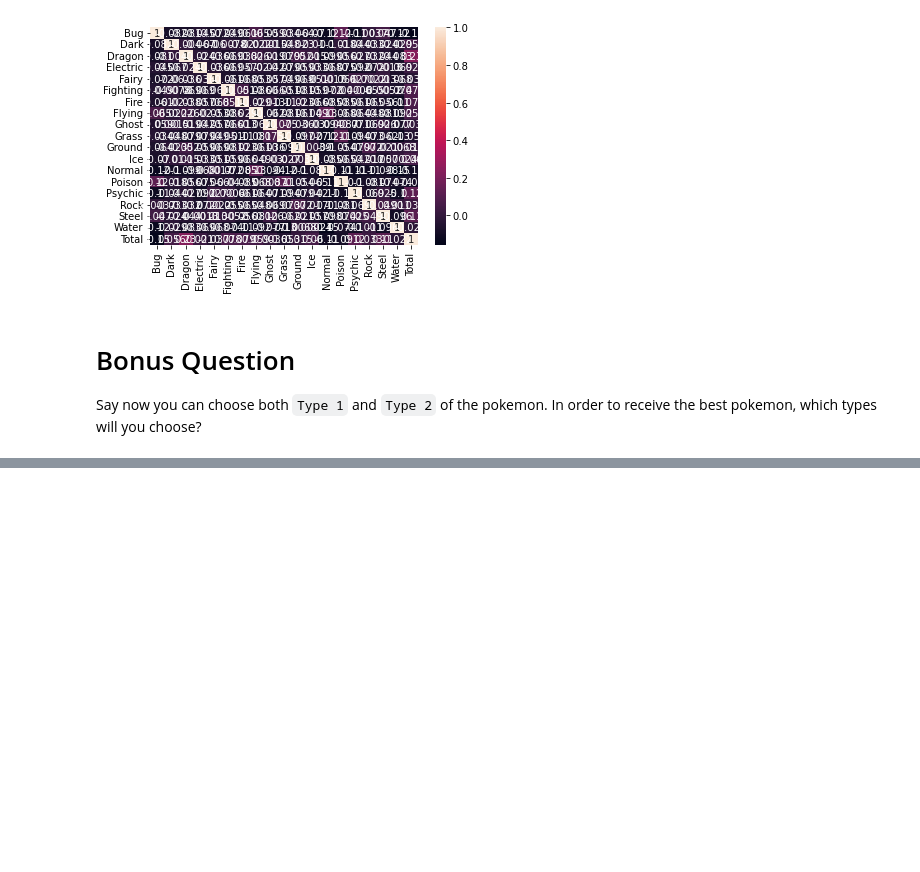
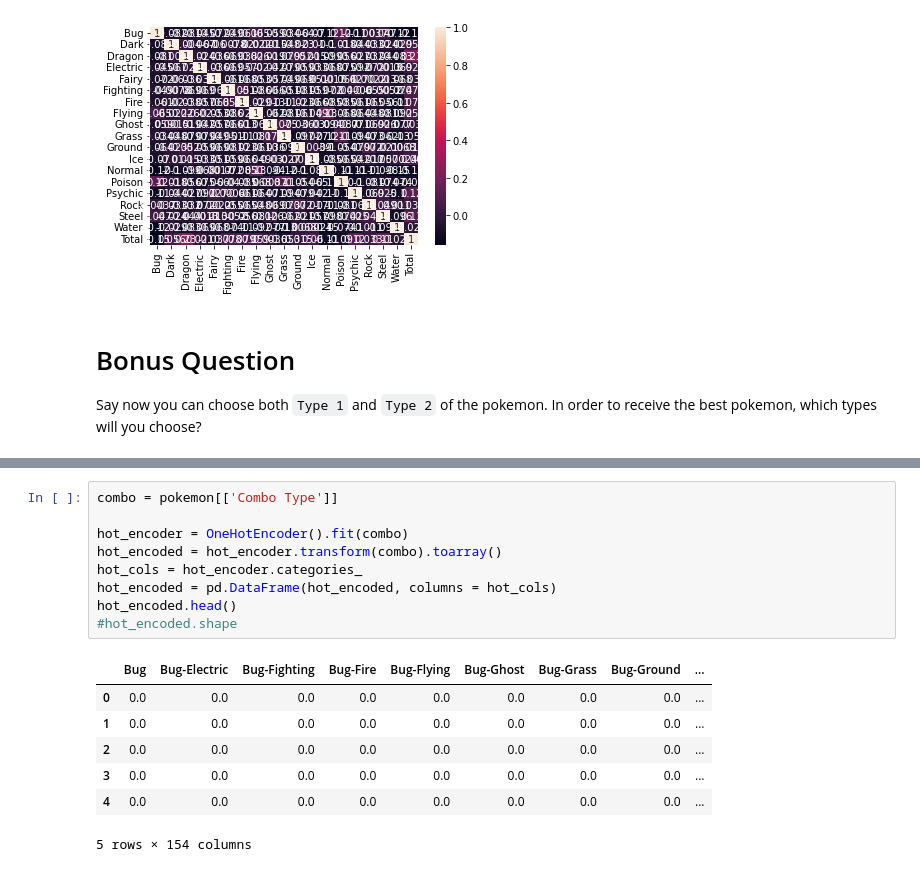
Before and after one commit to romeojab/lab-dataframe-calculations, a Jupyter notebook: your-code/challenge-2.ipynb, the cells around one changed output, grey strips where cells are left out. Cells and saved outputs as stored; diff of their text form; blank space fills up the shorter version.

```diff
--- a/your-code/challenge-2.ipynb
+++ b/your-code/challenge-2.ipynb
@@ -222,0 +240,17 @@ Say now you can choose both `Type 1` and `Type 2` of the pokemon. In order to re
+# %%
+combo = pokemon[['Combo Type']]
+
+hot_encoder = OneHotEncoder().fit(combo)
+hot_encoded = hot_encoder.transform(combo).toarray()
+hot_cols = hot_encoder.categories_
+hot_encoded = pd.DataFrame(hot_encoded, columns = hot_cols)
+hot_encoded.head()
+#hot_encoded.shape
+# %% [output]
+|  | Bug | Bug-Electric | Bug-Fighting | Bug-Fire | Bug-Flying | Bug-Ghost | Bug-Grass | Bug-Ground | ... |
+| 0 | 0.0 | 0.0 | 0.0 | 0.0 | 0.0 | 0.0 | 0.0 | 0.0 | ... |
+| 1 | 0.0 | 0.0 | 0.0 | 0.0 | 0.0 | 0.0 | 0.0 | 0.0 | ... |
+| 2 | 0.0 | 0.0 | 0.0 | 0.0 | 0.0 | 0.0 | 0.0 | 0.0 | ... |
+| 3 | 0.0 | 0.0 | 0.0 | 0.0 | 0.0 | 0.0 | 0.0 | 0.0 | ... |
+| 4 | 0.0 | 0.0 | 0.0 | 0.0 | 0.0 | 0.0 | 0.0 | 0.0 | ... |
+5 rows × 154 columns
```
Also changed, not shown: parts of 5 cells of this notebook, 1 other file.
